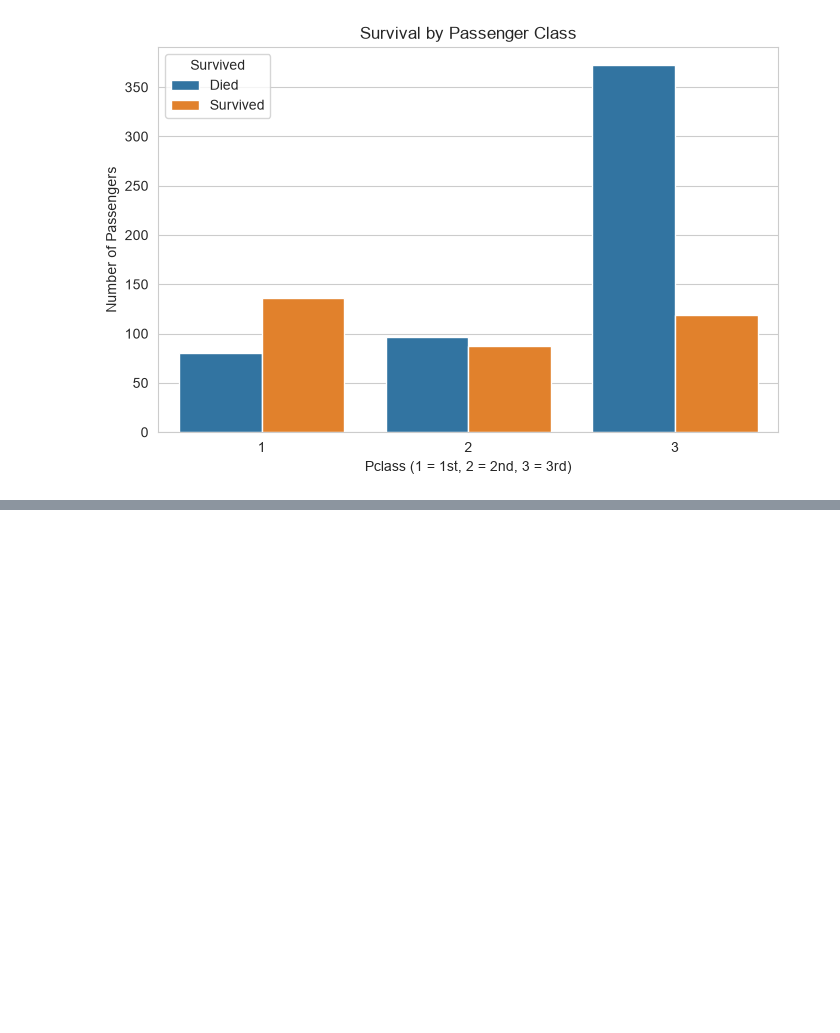
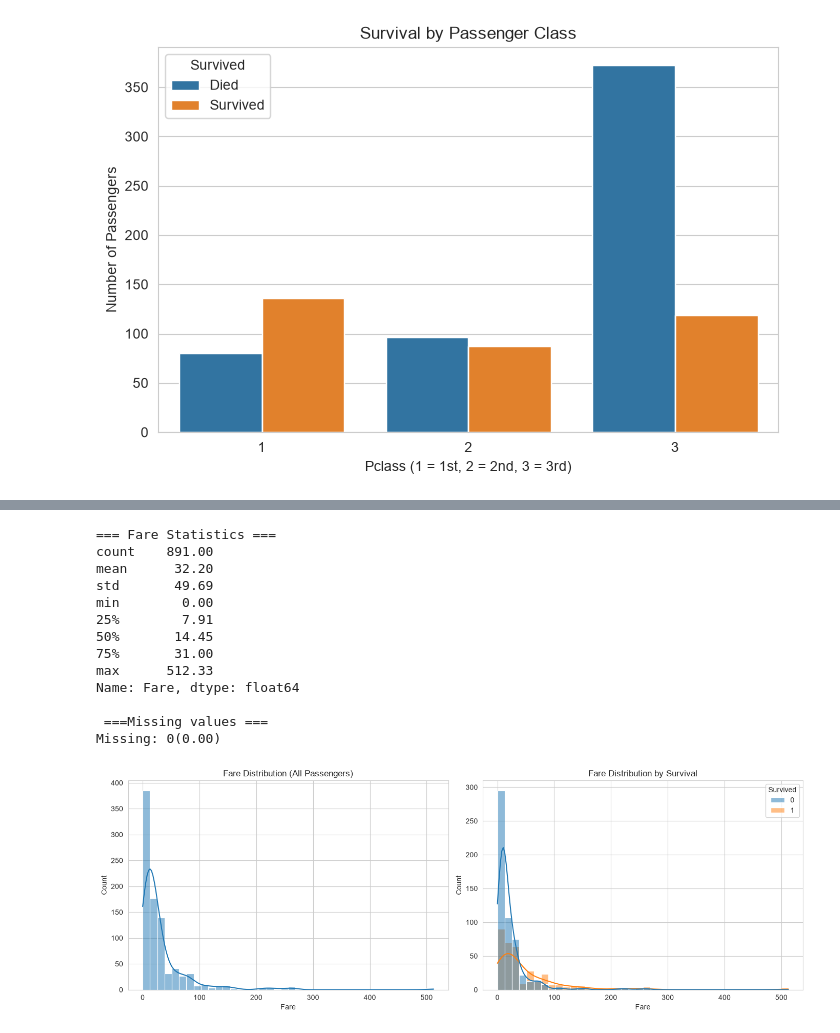
Before and after one commit to Anime631/titanic-ml-project, a Jupyter notebook: notebooks/02_eda_part1.ipynb, the cells around one changed output, grey strips where cells are left out. Cells and saved outputs as stored; diff of their text form; code cells hidden in the pictures; blank space fills up the shorter version.

```diff
--- a/notebooks/02_eda_part1.ipynb
+++ b/notebooks/02_eda_part1.ipynb
@@ -83,0 +138,34 @@ Name: Survived, dtype: float64
+# %%
+print("=== Fare Statistics ===")
+print(train_df['Fare'].describe().round(2))
+
+print("\n ===Missing values ===")
+print(f"Missing: {train_df['Fare'].isnull().sum()}({train_df['Fare'].isnull().mean()*100:.2f})")
+
+fig,axes= plt.subplots(1,2, figsize=(14,5))
+
+sns.histplot(train_df['Fare'], bins=40, kde=True, ax=axes[0])
+axes[0].set_title("Fare Distribution (All Passengers)")
+axes[0].set_xlabel("Fare")
+
+sns.histplot(data=train_df, x="Fare", hue="Survived", bins=40, kde=True, ax=axes[1])
+axes[1].set_title("Fare Distribution by Survival")
+axes[1].set_xlabel("Fare")
+
+plt.tight_layout()
+plt.show()
+# %% [output]
+=== Fare Statistics ===
+count    891.00
+mean      32.20
+std       49.69
+min        0.00
+25%        7.91
+50%       14.45
+75%       31.00
+max      512.33
+Name: Fare, dtype: float64
+
+ ===Missing values ===
+Missing: 0(0.00)
+[figure, added]
```
Also changed, not shown: parts of 3 cells of this notebook.
